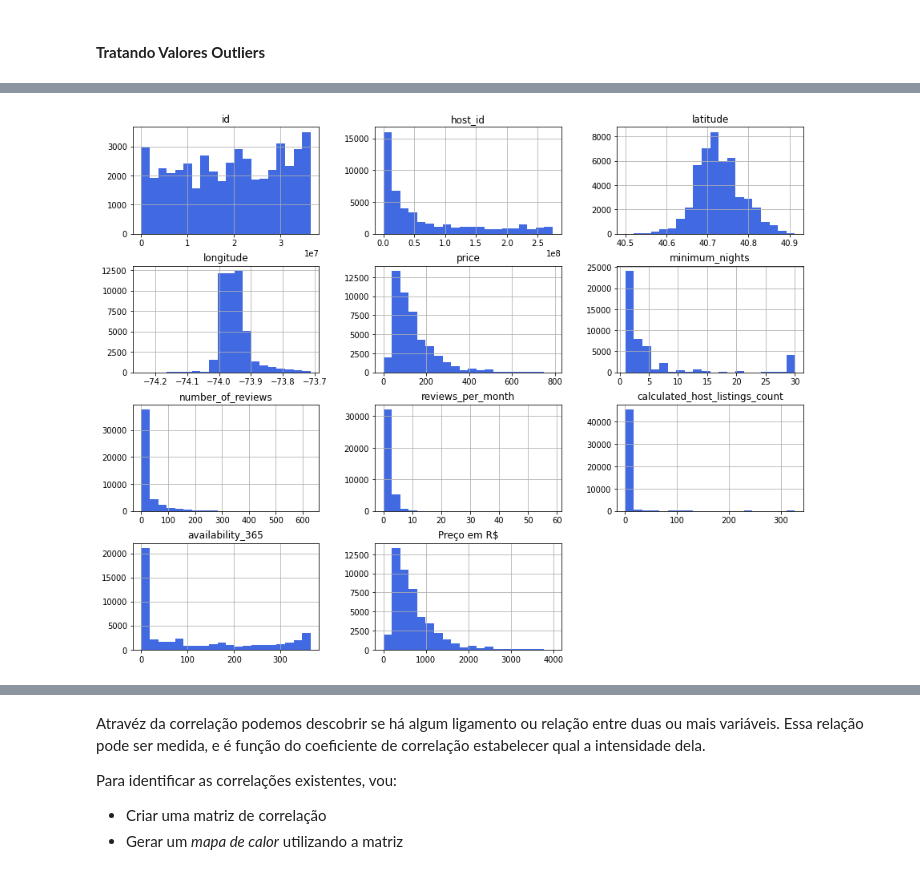
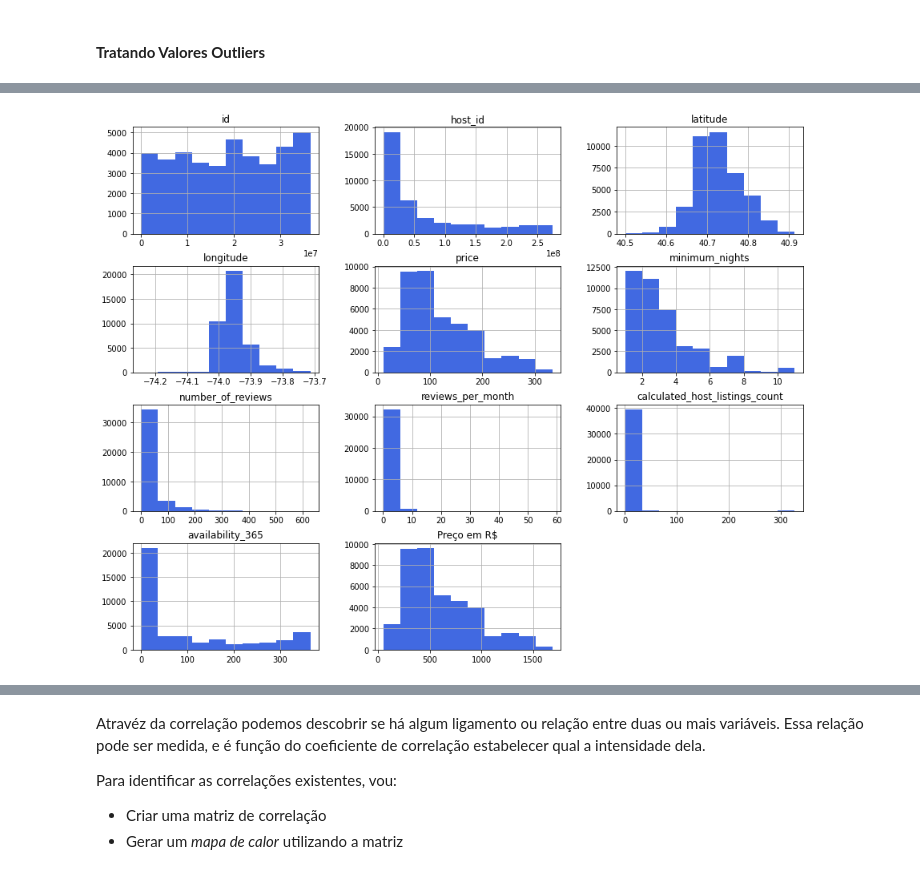
Before and after one commit to ferreiramar96/Analise-Dos-Dados-Airbnb-NYC, a Jupyter notebook: Análise_Dos_Dados_Airbnb_NYC.ipynb, the cells around one changed output, grey strips where cells are left out. Cells and saved outputs as stored; diff of their text form; code cells hidden in the pictures.

```diff
--- a/Análise_Dos_Dados_Airbnb_NYC.ipynb
+++ b/Análise_Dos_Dados_Airbnb_NYC.ipynb
@@ -220,5 +276,12 @@ Valores acima de 30:
 # %%
+#Limpando o Dataset
 df_clean = df.copy()
-df_clean.drop(df_clean[df_clean['Preço em R$'] > 4000].index, axis=0, inplace=True)
-df_clean.drop(df_clean[df_clean.price > 792].index, axis=0, inplace=True)
-df_clean.drop(df_clean[df_clean.minimum_nights > 30].index, axis=0, inplace=True)
+
+df_clean.drop(df_clean[df_clean["price"] > 334].index, axis=0, inplace=True)
+df_clean.drop(df_clean[df_clean["price"] == 0.0].index, axis=0, inplace=True)
+df_clean.drop(df_clean[df_clean["Preço em R$"] > 1686.70].index, axis=0, inplace=True)
+df_clean.drop(df_clean[df_clean["Preço em R$"] == 0.0].index, axis=0, inplace=True)
+df_clean.drop(df_clean[df_clean["minimum_nights"] > 11].index, axis=0, inplace=True)
+
+print('Shape antes da limpeza: ', df.shape)
+print('Shape após a limpeza: ',df_clean.shape)
@@ -232,5 +335,5 @@ df_clean.drop(df_clean[df_clean.minimum_nights > 30].index, axis=0, inplace=True
 # %%
-df_clean.hist(bins=20, figsize=(15, 12), color='royalblue')
+df_clean.hist(figsize=(15,12), color='royalblue')
 plt.show()
 # %% [output]
-[figure, old version]
+[figure, new version]
```
Also changed, not shown: parts of 30 cells of this notebook.
